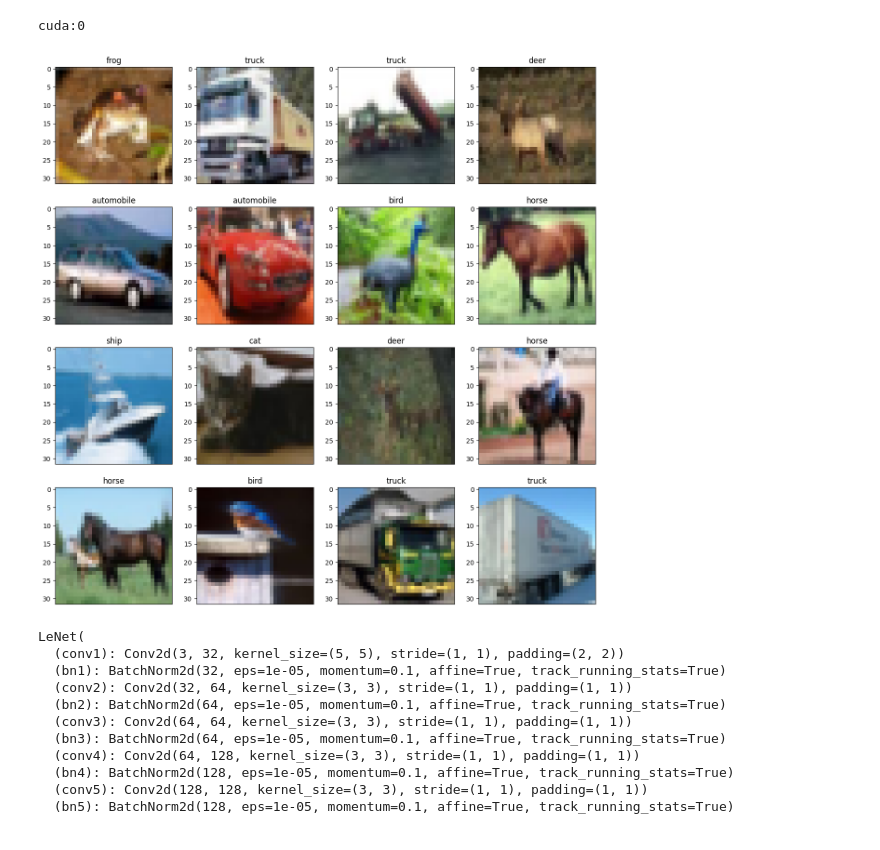
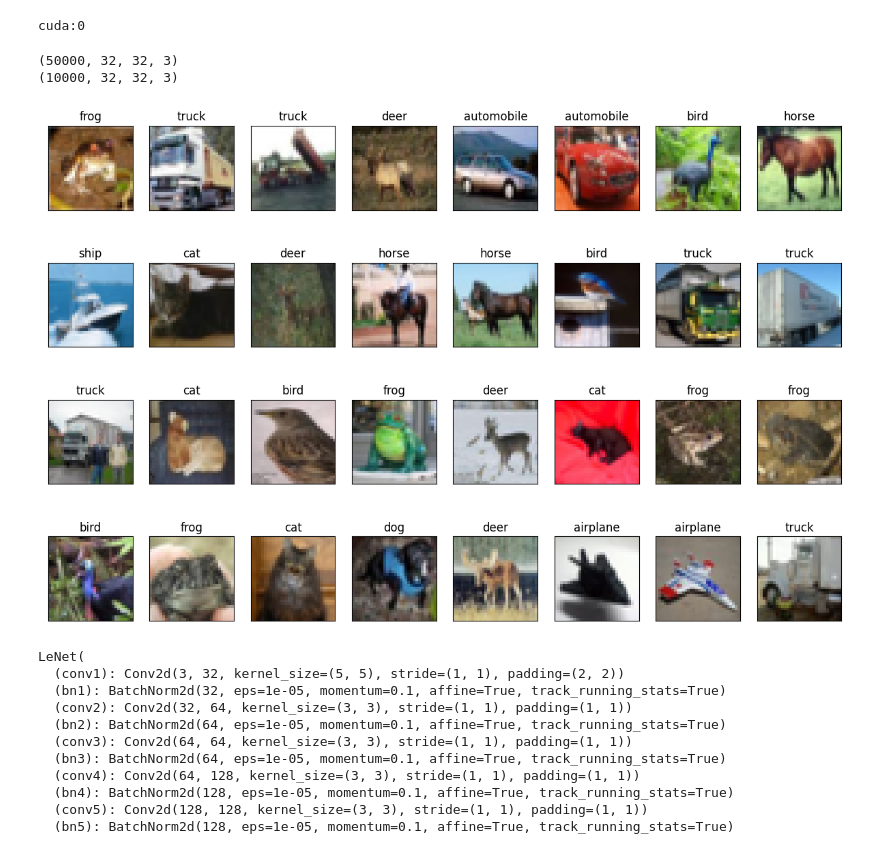
Before and after one commit to dominhkhoi2002/CIFAR-10_Practice, a Jupyter notebook: CIFAR-10.ipynb, the cells around one changed output. Cells and saved outputs as stored; diff of their text form; code cells hidden in the pictures.

Commit message:
fixing data analize

```diff
--- a/CIFAR-10.ipynb
+++ b/CIFAR-10.ipynb
@@ -80,11 +35,19 @@ labels = np.concatenate((d1_labels,d2_labels,d3_labels,d4_labels,d5_labels),axis
+# %%
+# Print the keys of the data
+print(trainset.data.shape)
+print(testset.data.shape)
+# %% [output]
+(50000, 32, 32, 3)
+(10000, 32, 32, 3)
 # %%
-# Preview the images first
-plt.figure(figsize=(15,15))
-for i in range(16):
-    plt.subplot(4,4,i+1)
-    plt.imshow(data[i])
-    plt.title(labels[i])
+# Plot some images
+plt.figure(figsize=(15,10))
+for i in range(batch_size):
+    plt.subplot(4, 8, i+1)
     plt.xticks([])
-plt.show()
+    plt.yticks([])
+    plt.grid(False)
+    plt.imshow(trainset.data[i])
+    plt.title(class_names[trainset.targets[i]])
 # %% [output]
-[figure, old version]
+[figure, new version]
```
Also changed, not shown: parts of 9 cells of this notebook.
